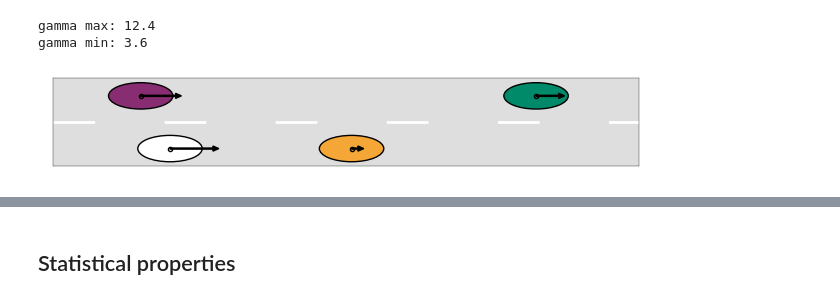
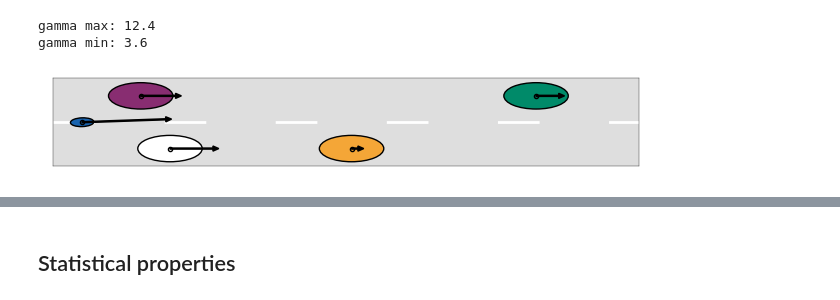
Before and after one commit to EPFL-ENAC/LUTS-pneuma-simulator, a Jupyter notebook: notebooks/discrete.ipynb, the cells around one changed output, grey strips where cells are left out. Saved outputs shown, nothing was run; the diff lists cells and outputs as text; code cells hidden in the pictures.

```diff
--- a/notebooks/discrete.ipynb
+++ b/notebooks/discrete.ipynb
@@ -180,6 +180,10 @@ L = params.L
 w = params.car_w
 # car half-length in meters
 s = params.car_l
+# moto half-width in meters
+w_moto = params.moto_w
+# moto half-length in meters
+s_moto = params.moto_l
 # agility parameters
 XC = -0.04
 CC_max = 3.0
@@ -721,7 +735,7 @@ def solve_phi_constraint(
 # %%
 seed = 1
 rng = default_rng(seed)
-_, c_lam, c_v0, c_s0 = synthetic_fd(2, rng, mode="Car", distributed=True)
+_, c_lam, c_v0, c_s0 = synthetic_fd(1, rng, mode="Car", distributed=True)
 # merger dynamics
 x_check = 0
 y_check = -W / 2
@@ -730,18 +744,23 @@ lam = c_lam[0]
 v0 = c_v0[0]
 s0 = c_s0[0]
 # follower dynamics
+_, c_lam, c_v0, c_s0 = synthetic_fd(2, rng, mode="Car", distributed=False)
 x_f = x_check - 2
 v_f = 10 / factor
-lam_f = c_lam[1]
-v0_f = c_v0[1]
-s0_f = c_s0[1]
+lam_f = c_lam[0]
+v0_f = c_v0[0]
+s0_f = c_s0[0]
 # leader dynamics
 x_check_ell_check = x_check + 2 * s + 8
 v_ell_check = 3 / factor
 # new leader dynamics
 x_check_ell_hat = x_check + 25
 v_ell_hat = 7 / factor
-
+# motorcycle dynamics
+x_check_moto = -6
+y_check_moto = 0
+v_moto = 22 / factor
+theta_moto = radians(2)
 # maneuverability in degrees
 gamma_max = radians(exp(XC * v_check * factor + CC_max))
 gamma_min = radians(exp(XC * v_check * factor + CC_min))
@@ -765,42 +784,43 @@ ax.set_yticks([])
 ax.axhspan(-3, 3, facecolor=grey, zorder=-10)
 ax.axhline(0, color="w", lw=2, ls=(0, (15, 25)), zorder=0)
 
 # --- Objects: ellipses, points, arrows ---
 objects = [
-    (x_check, y_check, v_check, 'w'),
-    (x_f, -y_check, v_f, dark_purple),
-    (x_check_ell_hat, -y_check, v_ell_hat, dark_teal),
-    (x_check_ell_check, y_check, v_ell_check, orange),
+    (x_check, y_check, v_check, 0, s, w, 'w',),
+    (x_f, -y_check, v_f, 0, s, w, dark_purple),
+    (x_check_ell_hat, -y_check, v_ell_hat, 0, s, w, dark_teal),
+    (x_check_ell_check, y_check, v_ell_check, 0, s, w, orange),
+    (x_check_moto, y_check_moto, v_moto, theta_moto, s_moto, w_moto, dark_blue),
 ]
 
-for x, y, v, color in objects:
-    ax.add_patch(Ellipse((x, y), 2 * s, 2 * w, ec="k", fc=color))
+for x, y, v, theta, s_, w_, color in objects:
+    ax.add_patch(Ellipse((x, y), 2 * s_, 2 * w_, angle=degrees(theta), ec="k", fc=color))
     ax.plot(x, y, "ko", mfc="none", markersize=3, zorder=150)
     ax.add_patch(
         FancyArrow(
             x,
             y,
-            v,
-            0,
+            v * cos(theta),
+            v * sin(theta),
             width=0.075,
             head_width=0.35,
             head_length=0.4,
             fc="k",
             ec="k",
             zorder=200,
             length_includes_head=True,
         )
     )
 
 fig.tight_layout(pad=0)
 # plt.savefig("./output/sketches/lc_scenario.pdf",
 #    format="pdf",
 #    transparent=True,
 #    bbox_inches="tight",
 #    pad_inches=0.01,)
 plt.show()
 # %% [output]
-[figure, old version]
+[figure, new version]
 # %%
 constraints = []
 phi_constraint = solve_phi_constraint(
```
Also changed, not shown: parts of 26 cells of this notebook.
